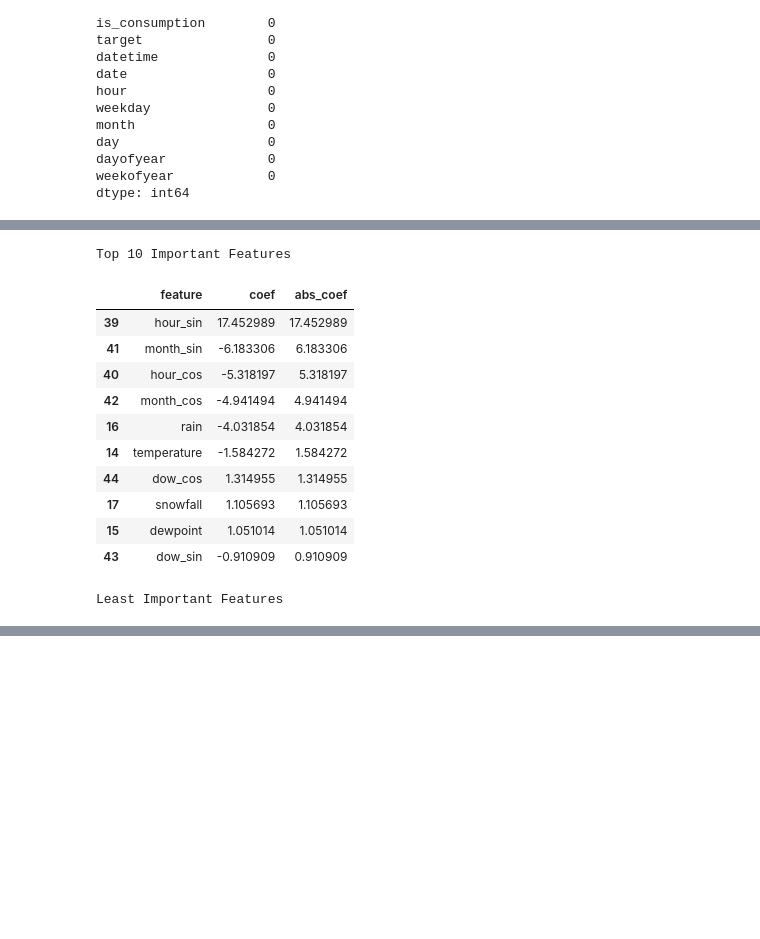
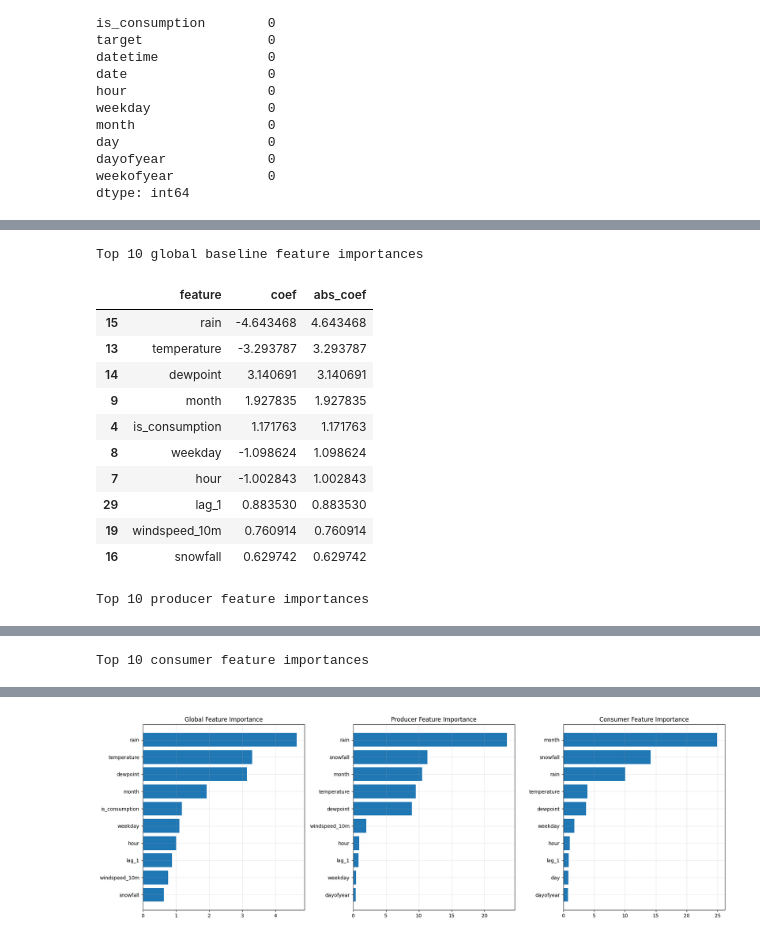
Before and after one commit to gyeong0212/DataScience2026, a Jupyter notebook: notebooks/LinearReg.ipynb, the cells around one changed output, grey strips where cells are left out. Saved outputs shown, nothing was run; the diff lists cells and outputs as text; code cells hidden in the pictures; blank space fills up the shorter version.

```diff
--- a/notebooks/LinearReg.ipynb
+++ b/notebooks/LinearReg.ipynb
@@ -211,30 +321,60 @@ plt.show()
 # %%
-coef_df = pd.DataFrame({
-    "feature": X.columns,
-    "coef": lr_model.coef_
+global_coef_df = pd.DataFrame({
+    "feature": baseline_features,
+    "coef": global_model.coef_,
 })
+global_coef_df["abs_coef"] = global_coef_df["coef"].abs()
+global_coef_df = global_coef_df.sort_values("abs_coef", ascending=False)
 
-# 절댓값 기준 정렬 (중요!)
-coef_df["abs_coef"] = coef_df["coef"].abs()
-coef_df = coef_df.sort_values("abs_coef", ascending=False)
+producer_coef_df = pd.DataFrame({
+    "feature": split_features,
+    "coef": producer_model.coef_,
+})
+producer_coef_df["abs_coef"] = producer_coef_df["coef"].abs()
+producer_coef_df = producer_coef_df.sort_values("abs_coef", ascending=False)
 
-print("Top 10 Important Features")
-display(coef_df.head(10))
+consumer_coef_df = pd.DataFrame({
+    "feature": split_features,
+    "coef": consumer_model.coef_,
+})
+consumer_coef_df["abs_coef"] = consumer_coef_df["coef"].abs()
+consumer_coef_df = consumer_coef_df.sort_values("abs_coef", ascending=False)
 
-print("Least Important Features")
-display(coef_df.tail(10))
+print("Top 10 global baseline feature importances")
+display(global_coef_df.head(10))
+
+print("Top 10 producer feature importances")
+display(producer_coef_df.head(10))
+
+print("Top 10 consumer feature importances")
+display(consumer_coef_df.head(10))
+
+fig, axes = plt.subplots(1, 3, figsize=(18, 6))
+
+for ax, title, coef_df in [
+    (axes[0], "Global", global_coef_df),
+    (axes[1], "Producer", producer_coef_df),
+    (axes[2], "Consumer", consumer_coef_df),
+]:
+    top_features = coef_df.head(10).sort_values("abs_coef")
+    ax.barh(top_features["feature"], top_features["abs_coef"])
+    ax.set_title(f"{title} Feature Importance")
+    ax.grid(alpha=0.3)
+
+plt.tight_layout()
+plt.show()
 # %% [output]
-Top 10 Important Features
+Top 10 global baseline feature importances
 |  | feature | coef | abs_coef |
-| 39 | hour_sin | 17.452989 | 17.452989 |
-| 41 | month_sin | -6.183306 | 6.183306 |
-| 40 | hour_cos | -5.318197 | 5.318197 |
-| 42 | month_cos | -4.941494 | 4.941494 |
-| 16 | rain | -4.031854 | 4.031854 |
-| 14 | temperature | -1.584272 | 1.584272 |
-| 44 | dow_cos | 1.314955 | 1.314955 |
-| 17 | snowfall | 1.105693 | 1.105693 |
-| 15 | dewpoint | 1.051014 | 1.051014 |
-| 43 | dow_sin | -0.910909 | 0.910909 |
+| 15 | rain | -4.643468 | 4.643468 |
+| 13 | temperature | -3.293787 | 3.293787 |
+| 14 | dewpoint | 3.140691 | 3.140691 |
+| 9 | month | 1.927835 | 1.927835 |
+| 4 | is_consumption | 1.171763 | 1.171763 |
+| 8 | weekday | -1.098624 | 1.098624 |
+| 7 | hour | -1.002843 | 1.002843 |
+| 29 | lag_1 | 0.883530 | 0.883530 |
+| 19 | windspeed_10m | 0.760914 | 0.760914 |
+| 16 | snowfall | 0.629742 | 0.629742 |
-Least Important Features
+Top 10 producer feature importances
 |  | feature | coef | abs_coef |
@@ -250,0 +391 @@ Least Important Features
+Top 10 consumer feature importances
@@ -250,0 +403 @@ Least Important Features
+[figure, added]
```
Also changed, not shown: parts of 17 cells of this notebook, 6 other files.
